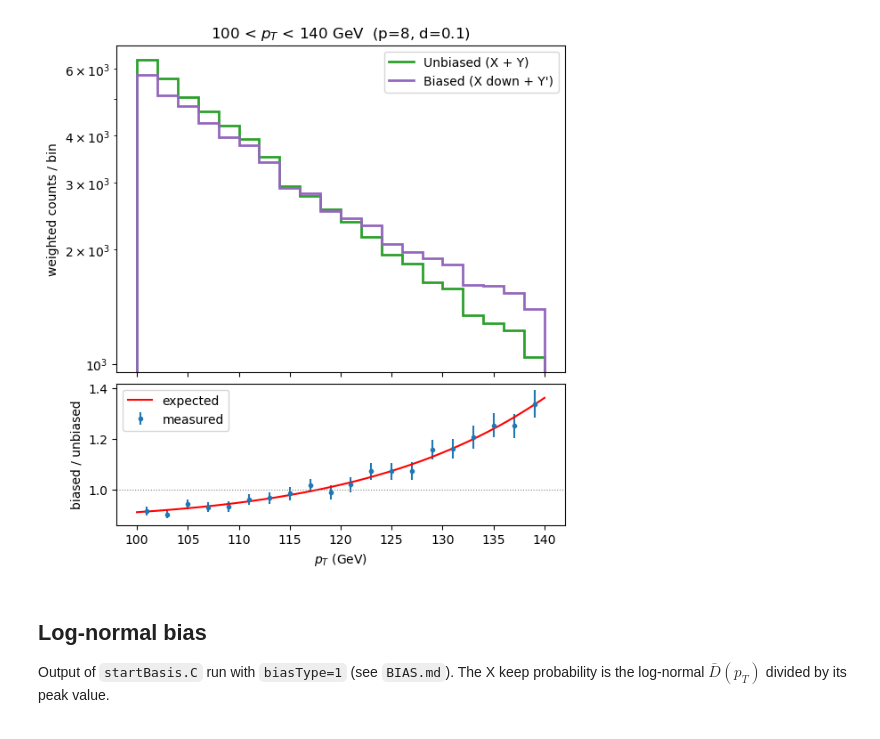
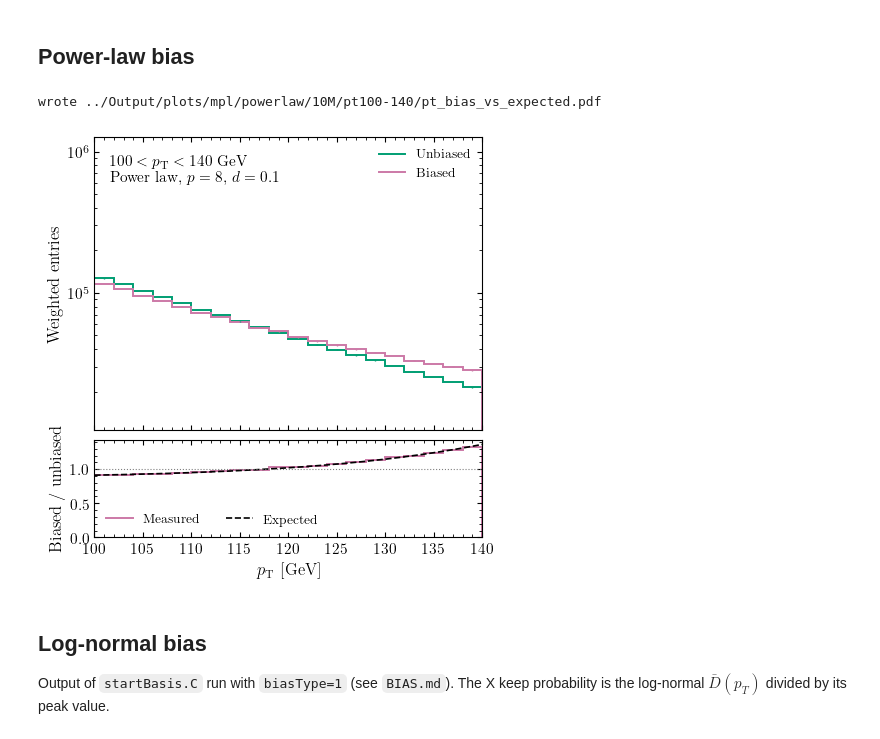
Before and after one commit to avramescudana/SelectionUnbiasing, a Jupyter notebook: AnalysisCode/plot_pt_bias.ipynb, the cells around one changed output. Saved outputs shown, nothing was run; the diff lists cells and outputs as text; code cells hidden in the pictures.

Commit message:
Parallel PYTHIA generation, matplotlib plots

```diff
--- a/AnalysisCode/plot_pt_bias.ipynb
+++ b/AnalysisCode/plot_pt_bias.ipynb
@@ -36,30 +17,8 @@ h_bia, e_bia = hist(arr["tBiased"], edges)
-# %%
-fig, (ax, axr) = plt.subplots(2, 1, figsize=(6.5, 7), sharex=True,
-                              gridspec_kw={"height_ratios": [3, 1.3], "hspace": 0.05})
-ax.stairs(h_ref, edges, color="tab:green", lw=2, label="Unbiased (X + Y)")
-ax.stairs(h_bia, edges, color="tab:purple", lw=2, label="Biased (X down + Y')")
-ax.set_yscale("log")
-ax.set_ylabel("weighted counts / bin")
-ax.set_title(f"{PT_MIN:g} < $p_T$ < {PT_MAX:g} GeV  (p={P:g}, d={D:g})")
-ax.legend()
-
-ok = h_ref > 0
-ratio = np.full_like(h_ref, np.nan)
-ratio[ok] = h_bia[ok] / h_ref[ok]
-rerr = np.full_like(h_ref, np.nan)
-g = ok & (h_bia > 0)
-rerr[g] = ratio[g] * np.hypot(e_bia[g] / h_bia[g], e_ref[g] / h_ref[g])
-axr.errorbar(ctr, ratio, rerr, fmt="o", ms=3, label="measured")
-
-# expected ratio: (w_bias(pT) + 2 - k) / 2, k = <w_bias> over X jets
-k = w_bias(arr["tX"]["pt_raw"], PT_MIN, PT_MAX, P, D).mean()
-x = np.linspace(PT_MIN, PT_MAX, 300)
-axr.plot(x, (w_bias(x, PT_MIN, PT_MAX, P, D) + 2 - k) / 2, "r-", label="expected")
-axr.axhline(1, color="gray", ls=":", lw=0.8)
-axr.set_xlabel("$p_T$ (GeV)")
-axr.set_ylabel("biased / unbiased")
-axr.legend()
-plt.savefig(f"{PLOT_DIR}/plot_pt_bias_{PT_MIN:g}_{PT_MAX:g}.pdf", bbox_inches="tight")
-plt.show()
-# %% [output]
-[figure, removed]
+# %%
+# --- EDIT ---
+TAG = "10M"   # sample tag = UNBIAS_TAG used for driveBins.C (e.g. 10M, 50K)
+PT_MIN, PT_MAX = 100.0, 140.0
+NBINS = 20
+FILES_DIR = "../Output/files"
+PLOT_DIR = "../Output/plots/mpl"
+P, D = 8.0, 0.1   # power-law bias parameters (as in driveBins.C)
@@ -66,3 +73,17 @@ plt.show()
+# %% [markdown]
+## Power-law bias
+# %%
+h_ref, h_bia, pt_x = read(f"{FILES_DIR}/startBasis_{PT_MIN:g}_{PT_MAX:g}_{TAG}.root", edges)
+
+# expected ratio: (w_bias(pT) + 2 - k) / 2, k = <w_bias> over X jets
+k = w_bias(pt_x, PT_MIN, PT_MAX, P, D).mean()
+expected = (w_bias(x, PT_MIN, PT_MAX, P, D) + 2 - k) / 2
+
+plot_bias(h_ref, h_bia, x, expected, rf"Power law, $p = {P:g}$, $d = {D:g}$",
+          pm.out_dir(PLOT_DIR, TAG, PT_MIN, PT_MAX))
+# %% [output]
+wrote ../Output/plots/mpl/powerlaw/10M/pt100-140/pt_bias_vs_expected.pdf
+[figure, added]
 # %% [markdown]
 ## Log-normal bias
 
```
Also changed, not shown: parts of 9 cells of this notebook, 11 other files.
